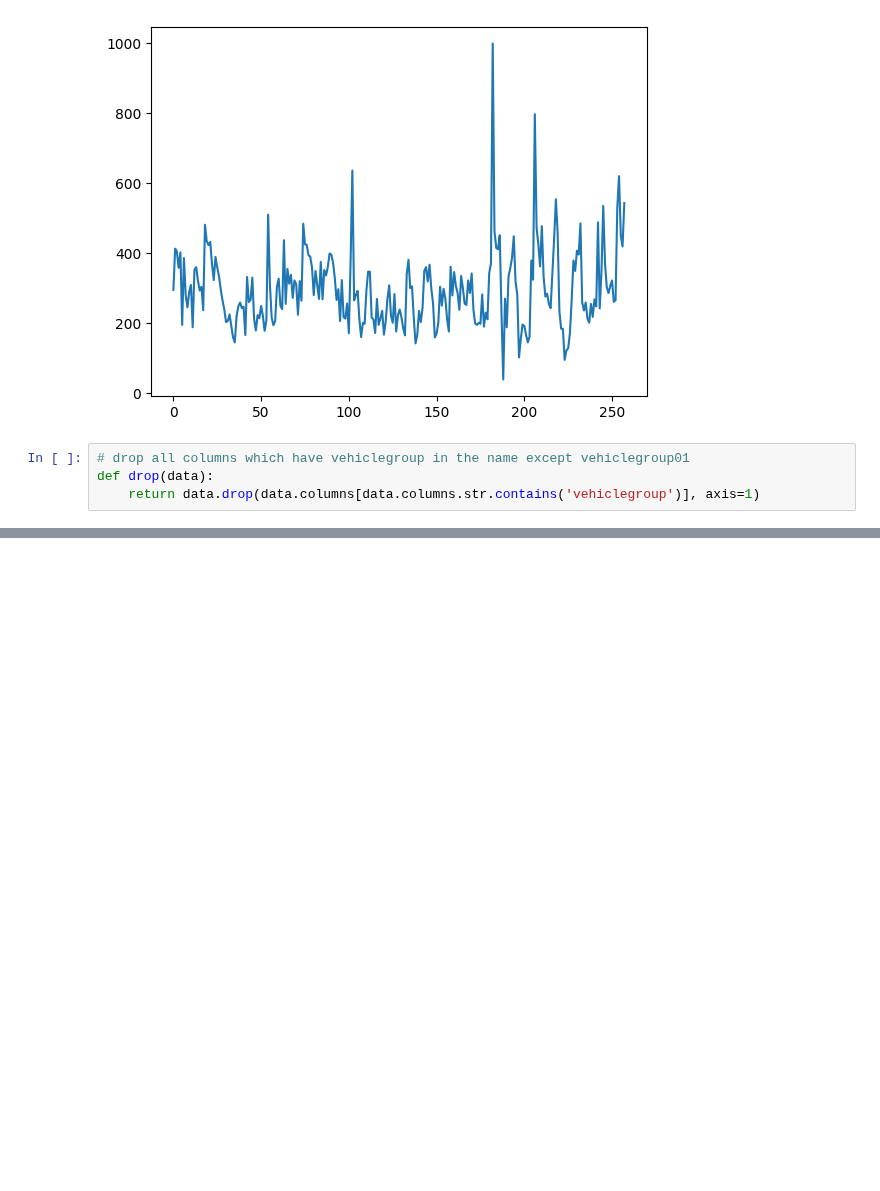
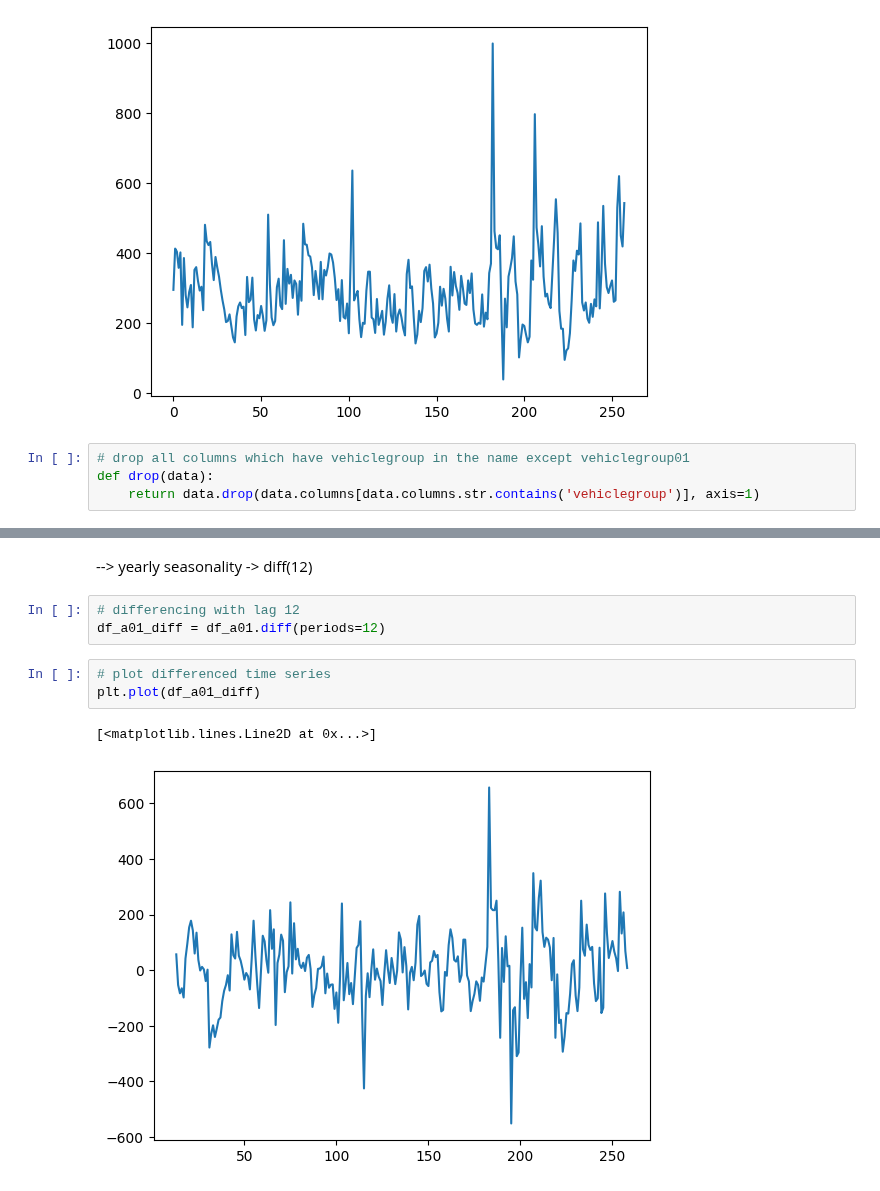
Before and after one commit to zuivu/porsche-forecast-sale, a Jupyter notebook: Stefan1.ipynb, the cells around one changed output, grey strips where cells are left out. Cells and saved outputs as stored; diff of their text form; blank space fills up the shorter version.

```diff
--- a/Stefan1.ipynb
+++ b/Stefan1.ipynb
@@ -84,0 +199,12 @@ def drop(data):
+# %% [markdown]
+--> yearly seasonality
+-> diff(12)
+# %%
+# differencing with lag 12
+df_a01_diff = df_a01.diff(periods=12)
+# %%
+# plot differenced time series
+plt.plot(df_a01_diff)
+# %% [output]
+[<matplotlib.lines.Line2D at 0x...>]
+[figure, added]
```
Also changed, not shown: parts of 15 cells of this notebook, 1 other file.
